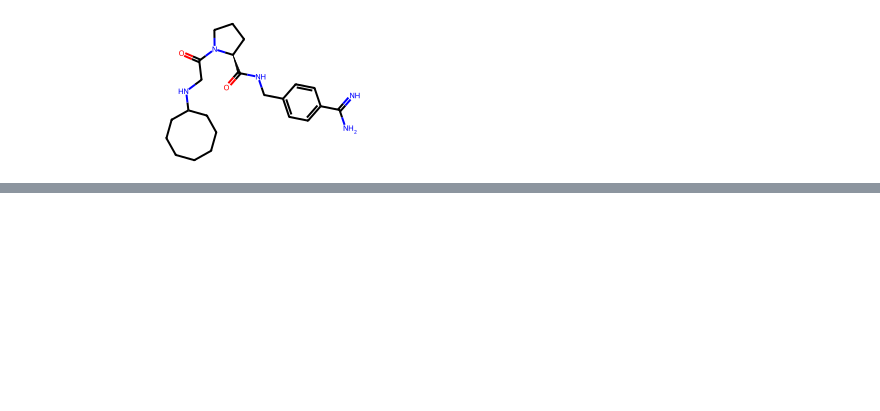
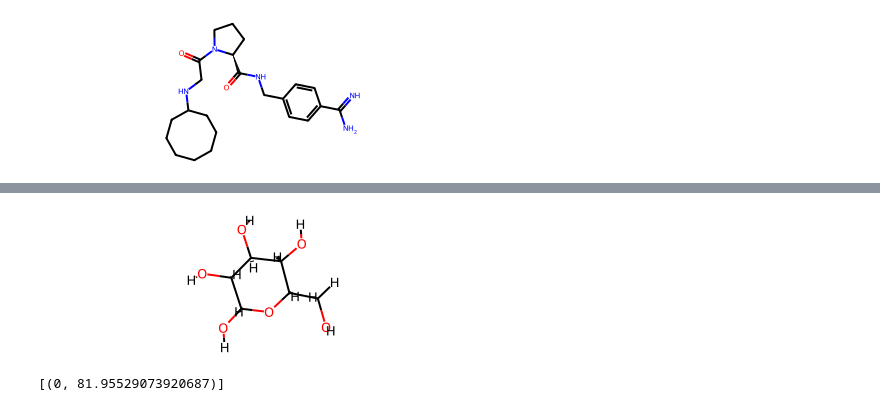
Before and after one commit to MolSSI-Education/python-scripting-biochemistry, a Jupyter notebook: biochemist-python/chapters/Modifying_Ligands_with_rdkit.ipynb, the cells around one changed output, grey strips where cells are left out. Cells and saved outputs as stored; diff of their text form; code cells hidden in the pictures; blank space fills up the shorter version.

```diff
--- a/biochemist-python/chapters/Modifying_Ligands_with_rdkit.ipynb
+++ b/biochemist-python/chapters/Modifying_Ligands_with_rdkit.ipynb
@@ -314,0 +351,4 @@ print(Chem.MolToMolBlock(ligands_H[3]), file = open('ligand13Uipr-3D.sdf', 'w+')
+# %%
+m2 = Chem.AddHs(m)
+m2.SetProp("_Name","mol-3d")
+AllChem.EmbedMolecule(m2)
@@ -314,0 +381,9 @@ print(Chem.MolToMolBlock(ligands_H[3]), file = open('ligand13Uipr-3D.sdf', 'w+')
+# %%
+m2
+# %% [output]
+[figure, added]
+# %%
+res = AllChem.MMFFOptimizeMoleculeConfs(m2)
+res
+# %% [output]
+[(0, 81.95529073920687)]
```
Also changed, not shown: parts of 15 cells of this notebook.
